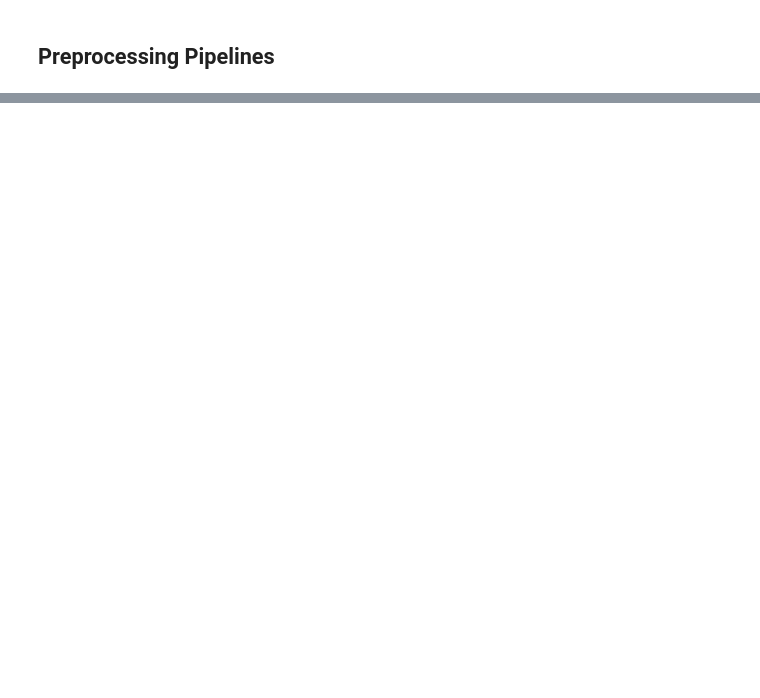
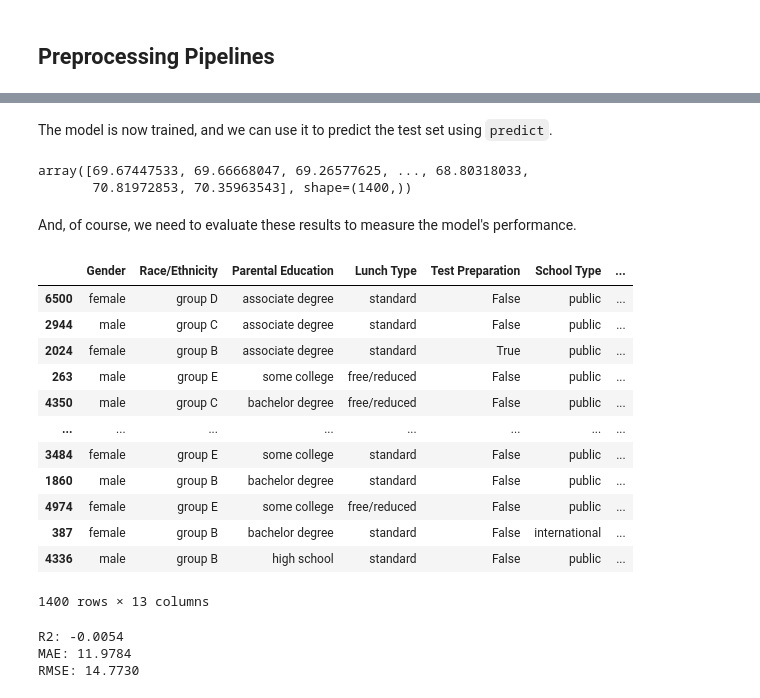
Before and after one commit to braulio-dev/cetys-icc-compint, a Jupyter notebook: 1. EDA & Preprocessing/main.ipynb, the cells around one changed output, grey strips where cells are left out. Drawn from its saved outputs; the diff is of its cells as text; code cells hidden in the pictures; blank space fills up the shorter version.

```diff
--- a/1. EDA & Preprocessing/main.ipynb
+++ b/1. EDA & Preprocessing/main.ipynb
@@ -359,0 +515,3 @@ We chose median imputation for most of these columns because of the normal distr
+# %%
+x_train_processed = preprocessor.fit_transform(x_train)
+x_train_processed
@@ -359,0 +556,8 @@ We chose median imputation for most of these columns because of the normal distr
+# %%
+from sklearn.linear_model import LinearRegression
+from sklearn.ensemble import RandomForestRegressor
+
+model = make_pipeline(
+    preprocessor,
+    LinearRegression()
+)
@@ -359,0 +588,2 @@ We chose median imputation for most of these columns because of the normal distr
+# %%
+model.fit(x_train, y_train)
@@ -359,0 +608,44 @@ We chose median imputation for most of these columns because of the normal distr
+# %% [markdown]
+The model is now trained, and we can use it to predict the test set using `predict`.
+# %%
+y_test_pred = model.predict(x_test)
+y_test_pred
+# %% [output]
+array([69.67447533, 69.66668047, 69.26577625, ..., 68.80318033,
+       70.81972853, 70.35963543], shape=(1400,))
+# %% [markdown]
+And, of course, we need to evaluate these results to measure the model's performance.
+# %%
+x_test['Math Score Predicted'] = y_test_pred
+x_test['Math Score Actual'] = y_test.values
+x_test
+# %% [output]
+|  | Gender | Race/Ethnicity | Parental Education | Lunch Type | Test Preparation | School Type | ... |
+| 6500 | female | group D | associate degree | standard | False | public | ... |
+| 2944 | male | group C | associate degree | standard | False | public | ... |
+| 2024 | female | group B | associate degree | standard | True | public | ... |
+| 263 | male | group E | some college | free/reduced | False | public | ... |
+| 4350 | male | group C | bachelor degree | free/reduced | False | public | ... |
+| ... | ... | ... | ... | ... | ... | ... | ... |
+| 3484 | female | group E | some college | standard | False | public | ... |
+| 1860 | male | group B | bachelor degree | standard | False | public | ... |
+| 4974 | female | group E | some college | free/reduced | False | public | ... |
+| 387 | female | group B | bachelor degree | standard | False | international | ... |
+| 4336 | male | group B | high school | standard | False | public | ... |
+1400 rows × 13 columns
+# %%
+from sklearn.metrics import r2_score, mean_absolute_error, mean_squared_error
+import numpy as np
+
+r2 = r2_score(y_test, y_test_pred)
+mae = mean_absolute_error(y_test, y_test_pred)
+mse = mean_squared_error(y_test, y_test_pred)
+rmse = np.sqrt(mse)
+
+print(f"R2: {r2:.4f}")
+print(f"MAE: {mae:.4f}")
+print(f"RMSE: {rmse:.4f}")
+# %% [output]
+R2: -0.0054
+MAE: 11.9784
+RMSE: 14.7730
```
Also changed, not shown: parts of 16 cells of this notebook.
